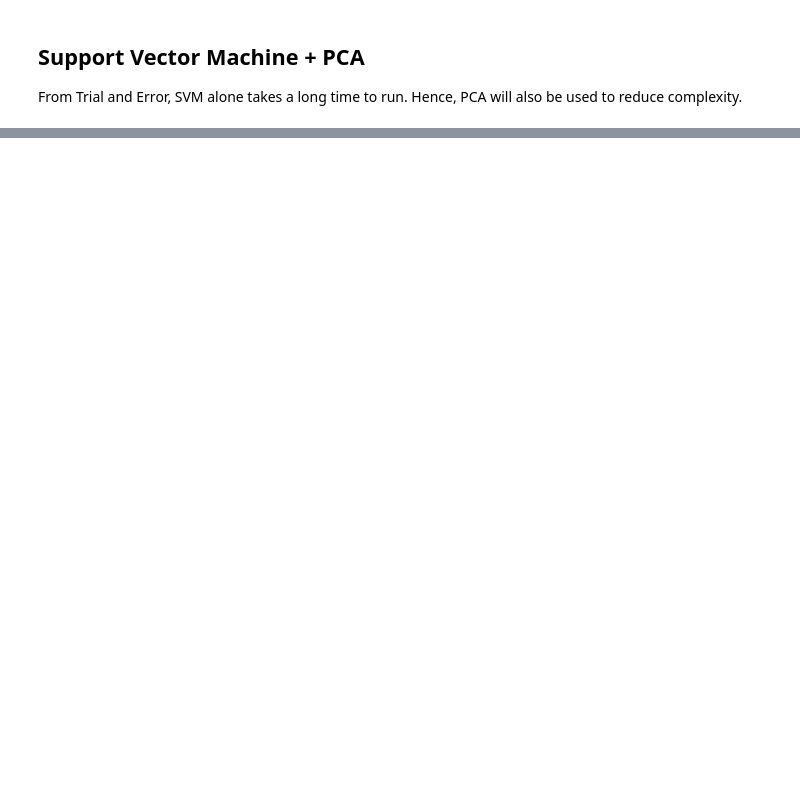
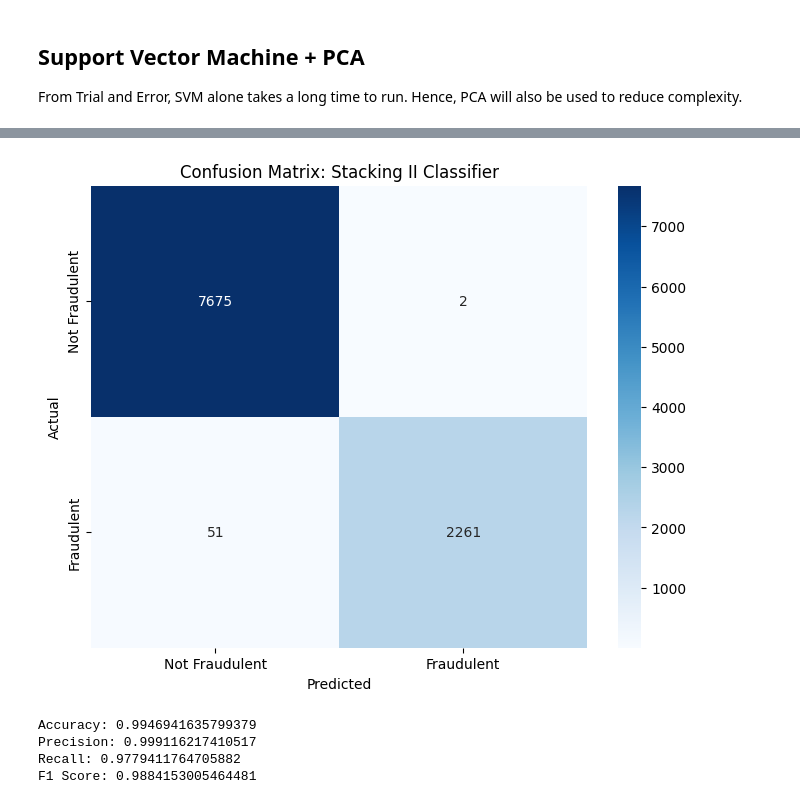
Before and after one commit to domi-bryan/fraudulent-jobs, a Jupyter notebook: fakepostings.ipynb, the cells around one changed output, grey strips where cells are left out. Drawn from its saved outputs; the diff is of its cells as text; code cells hidden in the pictures; blank space fills up the shorter version.

```diff
--- a/fakepostings.ipynb
+++ b/fakepostings.ipynb
@@ -344,0 +562,23 @@ all_stats_df
+# %%
+# Define base classifiers
+base_classifiers_2 = [
+    ('knn', KNeighborsClassifier(n_neighbors = 8)),
+    ('random_forest', RandomForestClassifier(random_state=42))
+]
+
+# Define the stacking classifier
+stacking_clf_2 = StackingClassifier(
+    estimators=base_classifiers_2,
+    final_estimator=LogisticRegression(random_state=42),
+    cv=5
+)
+
+# Fit the stacking classifier on the resampled training data
+stacking_clf_2.fit(X_train_resampled, y_train_resampled)
+
+# Predict on the test data
+y_pred_stacking_2 = stacking_clf_2.predict(X_test)
+
+# Print classification report
+print("Stacking Classifier Classification Report:")
+print(classification_report(y_test, y_pred_stacking_2))
@@ -344,0 +595,10 @@ all_stats_df
+# %%
+conf_matrix_stacking_2 = confusion_matrix(y_test, y_pred_stacking_2)
+plt.figure(figsize=(8, 6))
+sns.heatmap(conf_matrix_stacking_2, annot=True, fmt='d', cmap='Blues', xticklabels=['Not Fraudulent', 'Fraudulent'], yticklabels=['Not Fraudulent', 'Fraudulent'])
+plt.xlabel('Predicted')
+plt.ylabel('Actual')
+plt.title('Confusion Matrix: Stacking II Classifier')
+plt.show()
+# %% [output]
+[figure, added]
@@ -344,0 +625,10 @@ all_stats_df
+# %%
+print(f"Accuracy: {accuracy}")
+print(f"Precision: {precision}")
+print(f"Recall: {recall}")
+print(f"F1 Score: {f1}")
+# %% [output]
+Accuracy: 0.9946941635799379
+Precision: 0.999116217410517
+Recall: 0.9779411764705882
+F1 Score: 0.9884153005464481
```
Also changed, not shown: parts of 49 cells of this notebook, 1 other file.
